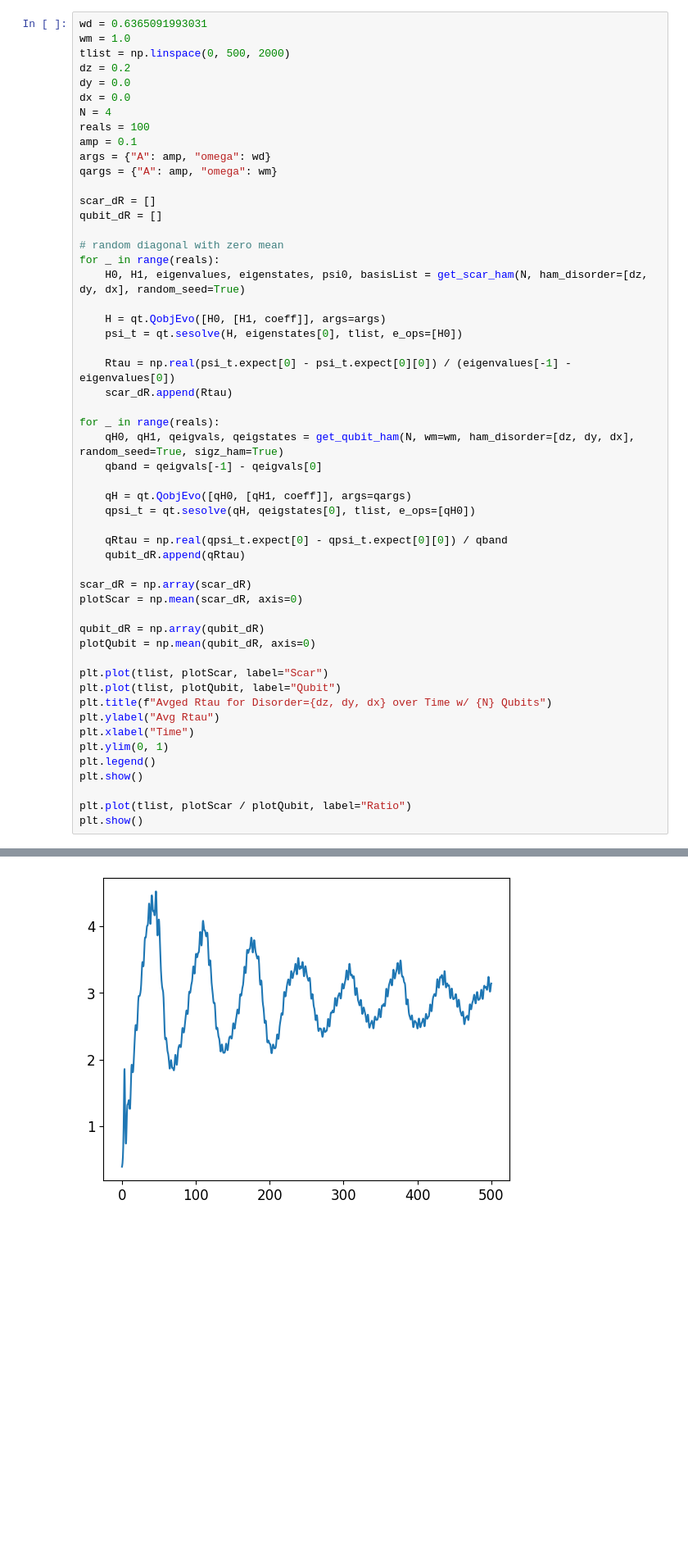
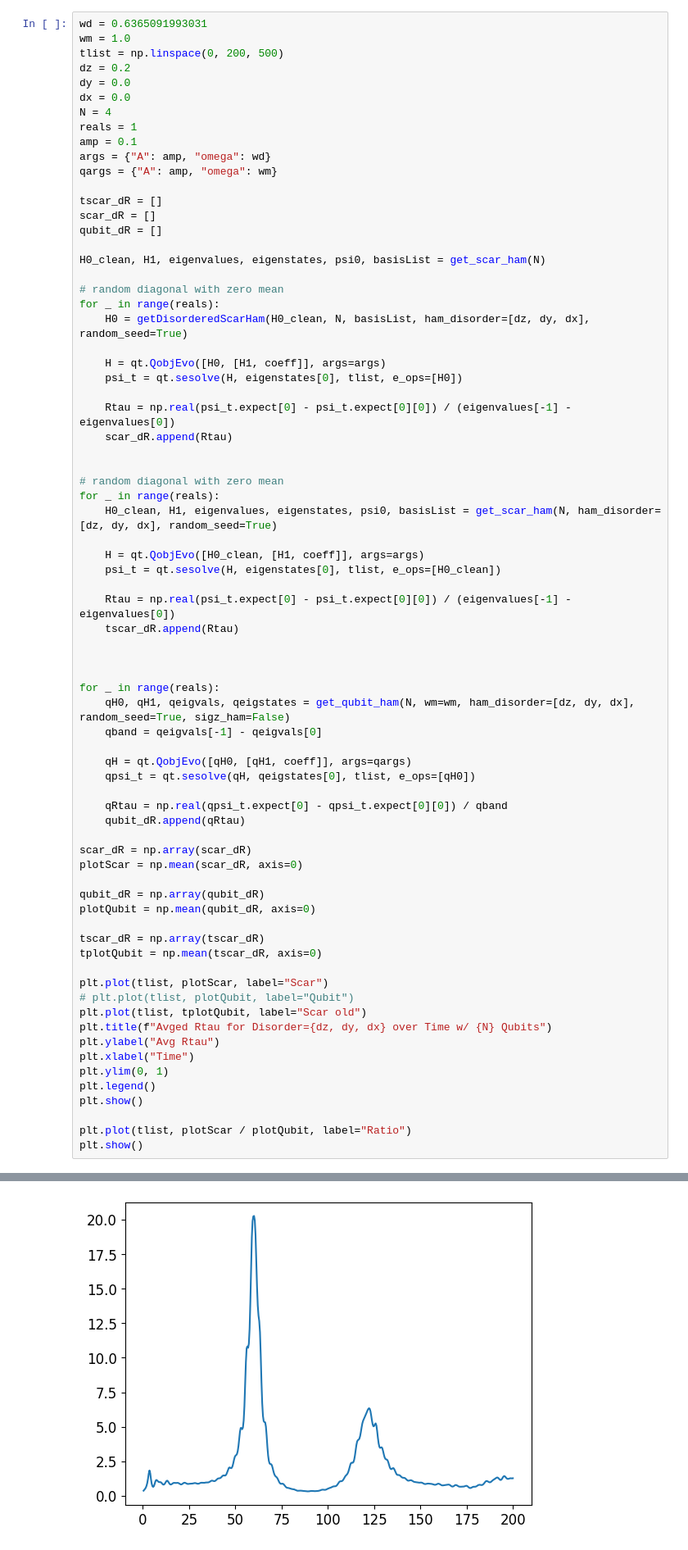
Before and after one commit to Idden/Quantum-Internship, a Jupyter notebook: Quantum_Batteries_Scars/disorder_tests/simple_disorder.ipynb, the cells around one changed output, grey strips where cells are left out. Shown at 82% size. Drawn from its saved outputs; the diff is of its cells as text; blank space fills up the shorter version.

Commit message:
seperate disorder and clean hams

```diff
--- a/Quantum_Batteries_Scars/disorder_tests/simple_disorder.ipynb
+++ b/Quantum_Batteries_Scars/disorder_tests/simple_disorder.ipynb
@@ -7,22 +7,25 @@ from quantumScarsPlotting import *
 # %%
 wd = 0.6365091993031
 wm = 1.0
-tlist = np.linspace(0, 500, 2000)
+tlist = np.linspace(0, 200, 500)
 dz = 0.2
 dy = 0.0
 dx = 0.0
 N = 4
-reals = 100
+reals = 1
 amp = 0.1
 args = {"A": amp, "omega": wd}
 qargs = {"A": amp, "omega": wm}
 
+tscar_dR = []
 scar_dR = []
 qubit_dR = []
 
+H0_clean, H1, eigenvalues, eigenstates, psi0, basisList = get_scar_ham(N)
+
 # random diagonal with zero mean
 for _ in range(reals):
-    H0, H1, eigenvalues, eigenstates, psi0, basisList = get_scar_ham(N, ham_disorder=[dz, dy, dx], random_seed=True)
+    H0 = getDisorderedScarHam(H0_clean, N, basisList, ham_disorder=[dz, dy, dx], random_seed=True)
 
     H = qt.QobjEvo([H0, [H1, coeff]], args=args)
     psi_t = qt.sesolve(H, eigenstates[0], tlist, e_ops=[H0])
@@ -30,8 +33,21 @@ for _ in range(reals):
     Rtau = np.real(psi_t.expect[0] - psi_t.expect[0][0]) / (eigenvalues[-1] - eigenvalues[0])
     scar_dR.append(Rtau)
 
+
+# random diagonal with zero mean
 for _ in range(reals):
-    qH0, qH1, qeigvals, qeigstates = get_qubit_ham(N, wm=wm, ham_disorder=[dz, dy, dx], random_seed=True, sigz_ham=True)
+    H0_clean, H1, eigenvalues, eigenstates, psi0, basisList = get_scar_ham(N, ham_disorder=[dz, dy, dx], random_seed=True)
+
+    H = qt.QobjEvo([H0_clean, [H1, coeff]], args=args)
+    psi_t = qt.sesolve(H, eigenstates[0], tlist, e_ops=[H0_clean])
+
+    Rtau = np.real(psi_t.expect[0] - psi_t.expect[0][0]) / (eigenvalues[-1] - eigenvalues[0])
+    tscar_dR.append(Rtau)
+
+
+
+for _ in range(reals):
+    qH0, qH1, qeigvals, qeigstates = get_qubit_ham(N, wm=wm, ham_disorder=[dz, dy, dx], random_seed=True, sigz_ham=False)
     qband = qeigvals[-1] - qeigvals[0]
 
     qH = qt.QobjEvo([qH0, [qH1, coeff]], args=qargs)
@@ -46,8 +62,12 @@ plotScar = np.mean(scar_dR, axis=0)
 qubit_dR = np.array(qubit_dR)
 plotQubit = np.mean(qubit_dR, axis=0)
 
+tscar_dR = np.array(tscar_dR)
+tplotQubit = np.mean(tscar_dR, axis=0)
+
 plt.plot(tlist, plotScar, label="Scar")
-plt.plot(tlist, plotQubit, label="Qubit")
+# plt.plot(tlist, plotQubit, label="Qubit")
+plt.plot(tlist, tplotQubit, label="Scar old")
 plt.title(f"Avged Rtau for Disorder={dz, dy, dx} over Time w/ {N} Qubits")
 plt.ylabel("Avg Rtau")
 plt.xlabel("Time")
@@ -62,4 +82,4 @@ plt.show()
-[figure, old version]
+[figure, new version]
 # %%
 plotProbZ2Time(H0, N, psi0, t=100)
 # %% [output]
```
Also changed, not shown: parts of 2 cells of this notebook, 4 other files.
